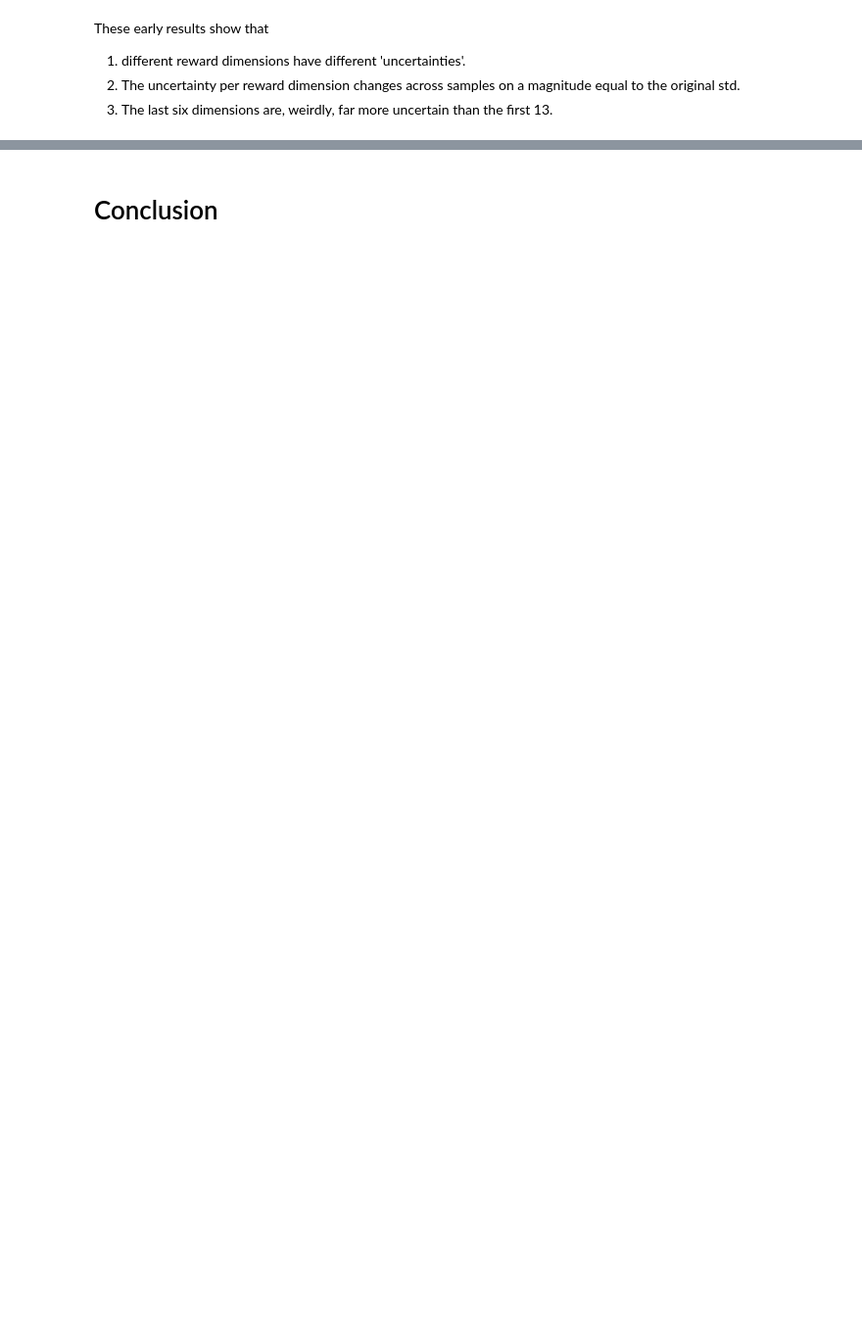
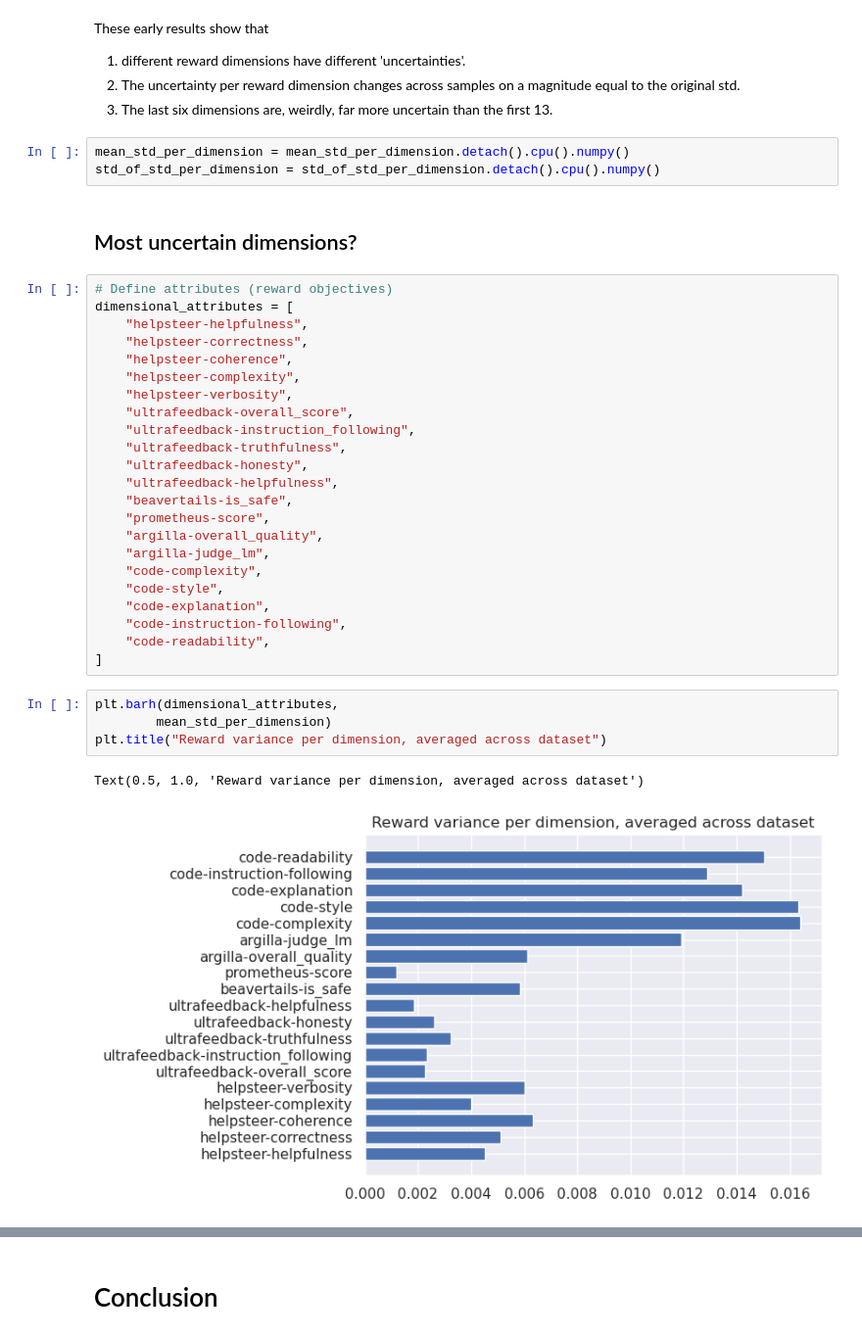
Before and after one commit to sijial430/RLHF-Reward-Modeling, a Jupyter notebook: nbs/experiments/01 Integrating Epinet into Armo Regression.ipynb, the cells around one changed output, grey strips where cells are left out. Shown at 98% size. Saved outputs shown, nothing was run; the diff lists cells and outputs as text; blank space fills up the shorter version.

```diff
--- a/nbs/experiments/01 Integrating Epinet into Armo Regression.ipynb
+++ b/nbs/experiments/01 Integrating Epinet into Armo Regression.ipynb
@@ -506,3 +510,38 @@ These early results show that
 1. different reward dimensions have different 'uncertainties'.
 2. The uncertainty per reward dimension changes across samples on a magnitude equal to the original std.
 3. The last six dimensions are, weirdly, far more uncertain than the first 13.
+# %%
+mean_std_per_dimension = mean_std_per_dimension.detach().cpu().numpy()
+std_of_std_per_dimension = std_of_std_per_dimension.detach().cpu().numpy()
+# %% [markdown]
+## Most uncertain dimensions?
+# %%
+# Define attributes (reward objectives)
+dimensional_attributes = [
+    "helpsteer-helpfulness",
+    "helpsteer-correctness",
+    "helpsteer-coherence",
+    "helpsteer-complexity",
+    "helpsteer-verbosity",
+    "ultrafeedback-overall_score",
+    "ultrafeedback-instruction_following",
+    "ultrafeedback-truthfulness",
+    "ultrafeedback-honesty",
+    "ultrafeedback-helpfulness",
+    "beavertails-is_safe",
+    "prometheus-score",
+    "argilla-overall_quality",
+    "argilla-judge_lm",
+    "code-complexity",
+    "code-style",
+    "code-explanation",
+    "code-instruction-following",
+    "code-readability",
+]
+# %%
+plt.barh(dimensional_attributes,
+        mean_std_per_dimension)
+plt.title("Reward variance per dimension, averaged across dataset")
+# %% [output]
+Text(0.5, 1.0, 'Reward variance per dimension, averaged across dataset')
+[figure, added]
```
Also changed, not shown: parts of 24 cells of this notebook, 1 other file.
